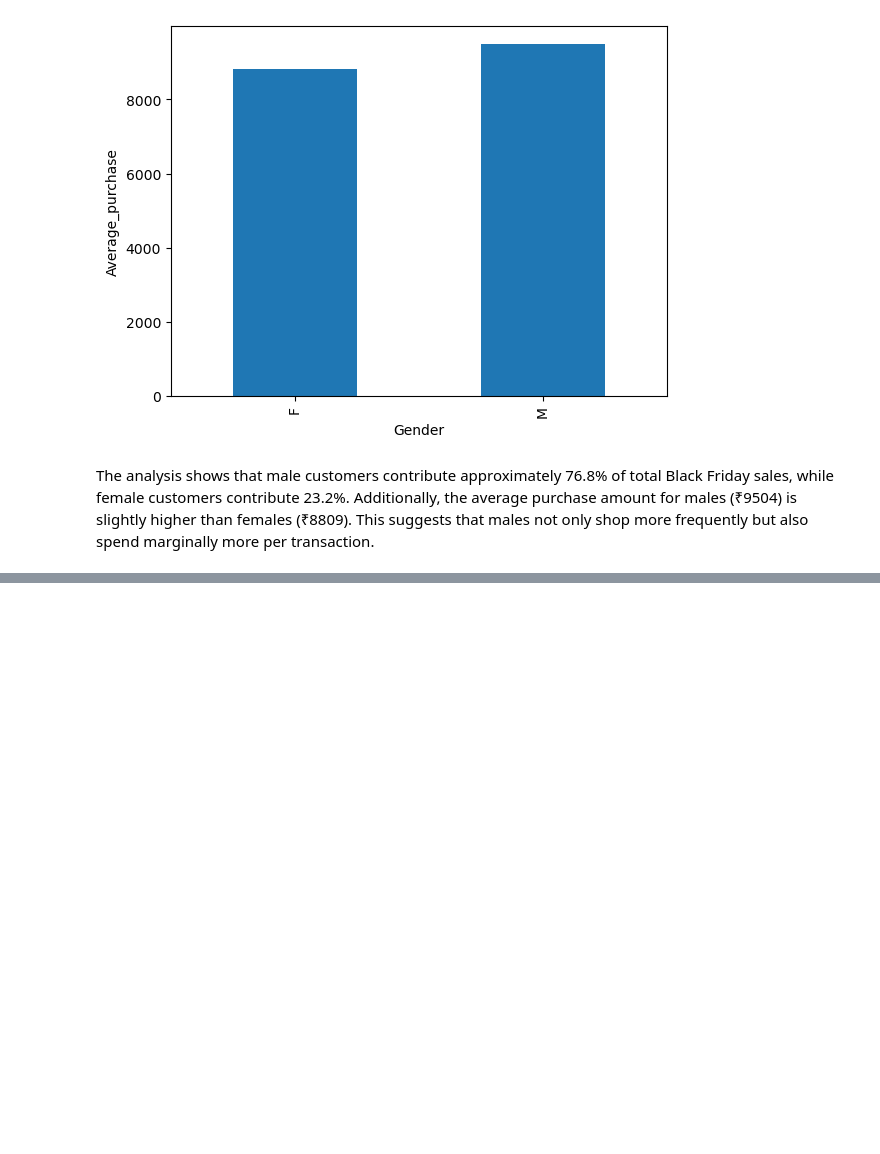
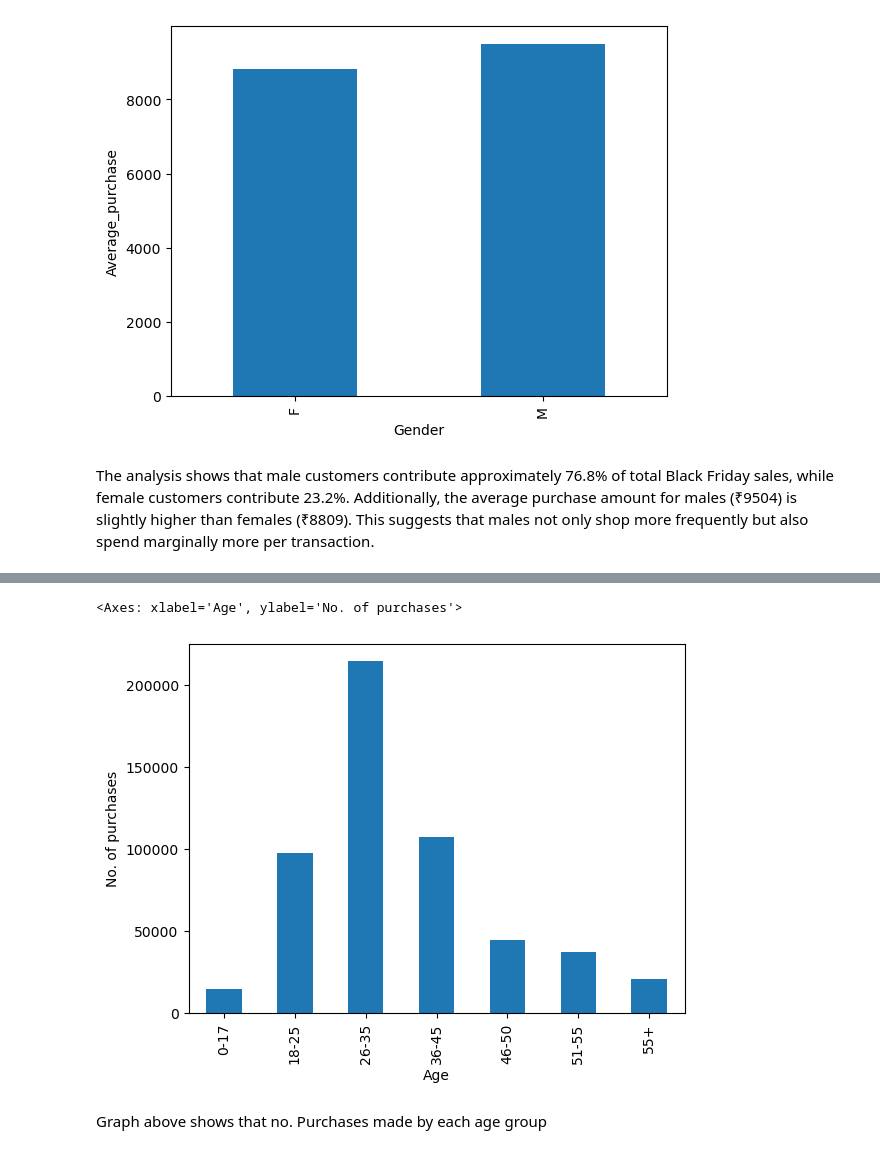
Before and after one commit to Darsh-Paliwal/Black_friday_sales_analysis, a Jupyter notebook: Project2.ipynb, the cells around one changed output, grey strips where cells are left out. Saved outputs shown, nothing was run; the diff lists cells and outputs as text; code cells hidden in the pictures; blank space fills up the shorter version.

```diff
--- a/Project2.ipynb
+++ b/Project2.ipynb
@@ -159,0 +183,7 @@ The analysis shows that male customers contribute approximately 76.8% of total B
+# %%
+df.groupby('Age')['Purchase'].size().plot(kind='bar' , ylabel='No. of purchases')
+# %% [output]
+<Axes: xlabel='Age', ylabel='No. of purchases'>
+[figure, added]
+# %% [markdown]
+Graph above shows that no. Purchases made by each age group
```
Also changed, not shown: parts of 8 cells of this notebook.
